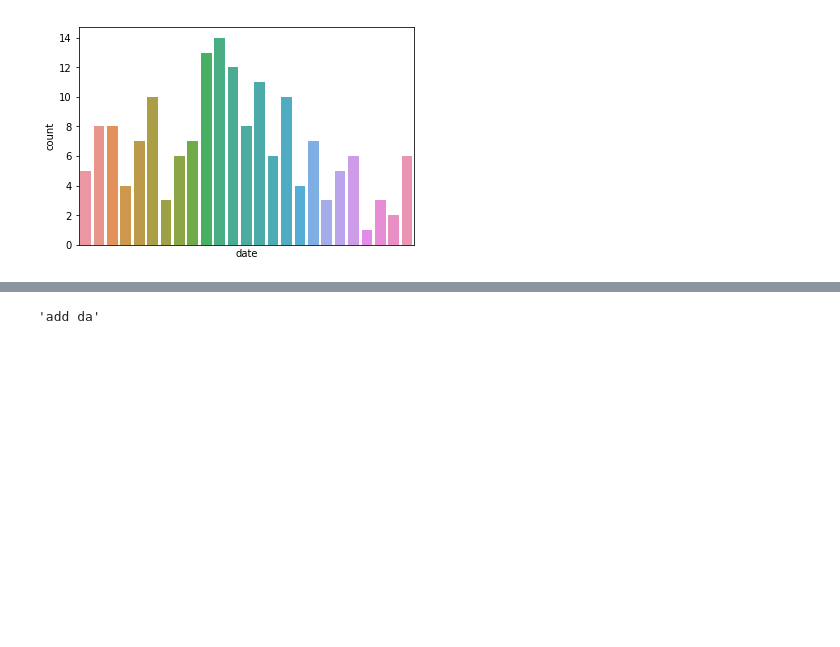
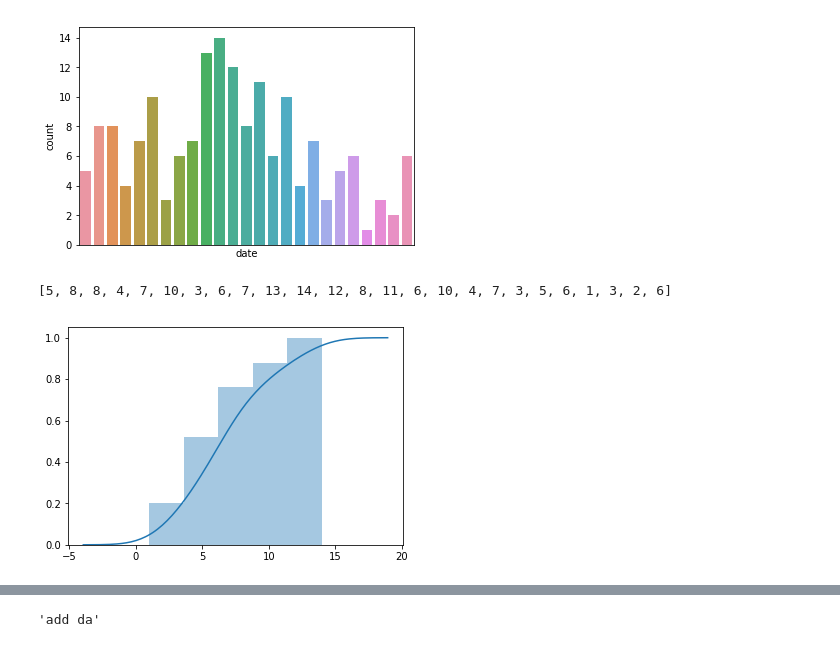
Before and after one commit to finnqiao/2018worldcup_viz, a Jupyter notebook: 2018_viz.ipynb, the cells around one changed output, grey strips where cells are left out. Cells and saved outputs as stored; diff of their text form; code cells hidden in the pictures; blank space fills up the shorter version.

Commit message:
cumulative initial

```diff
--- a/2018_viz.ipynb
+++ b/2018_viz.ipynb
@@ -361,3 +361,22 @@ ax.set(xticks=[])
 # %% [output]
 [[]]
 [figure]
+# %%
+date_goals = goals_df['date'].value_counts()
+# sb.distplot(goals_df['date'].value_counts(),
+#              hist_kws=dict(cumulative=True),
+#              kde_kws=dict(cumulative=True))
+
+# print(sorted(date_goals.index))
+# for x in zip(*sorted(date_goals.items())):
+#     print (x)
+
+date, goals = zip(*sorted(date_goals.items()))
+
+sb.distplot(list(goals), hist_kws=dict(cumulative=True),
+             kde_kws=dict(cumulative=True))
+
+print(list(goals))
+# %% [output]
+[5, 8, 8, 4, 7, 10, 3, 6, 7, 13, 14, 12, 8, 11, 6, 10, 4, 7, 3, 5, 6, 1, 3, 2, 6]
+[figure, added]
```
Also changed, not shown: parts of 3 cells of this notebook.
